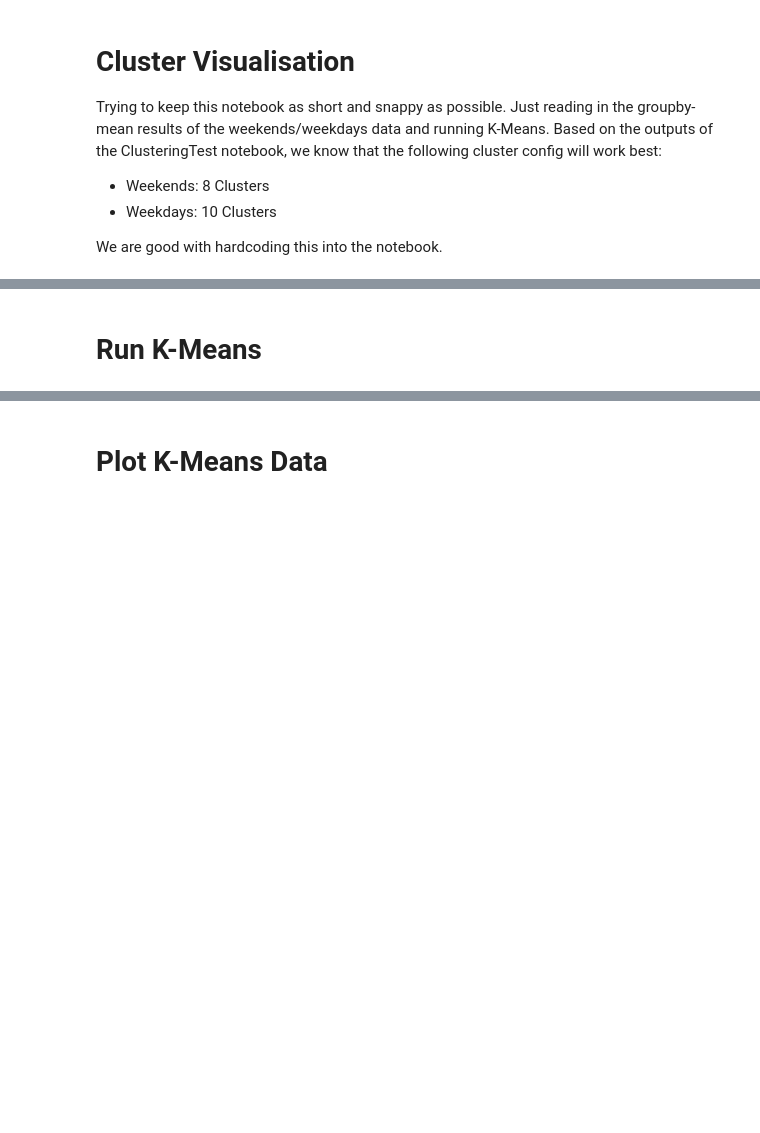
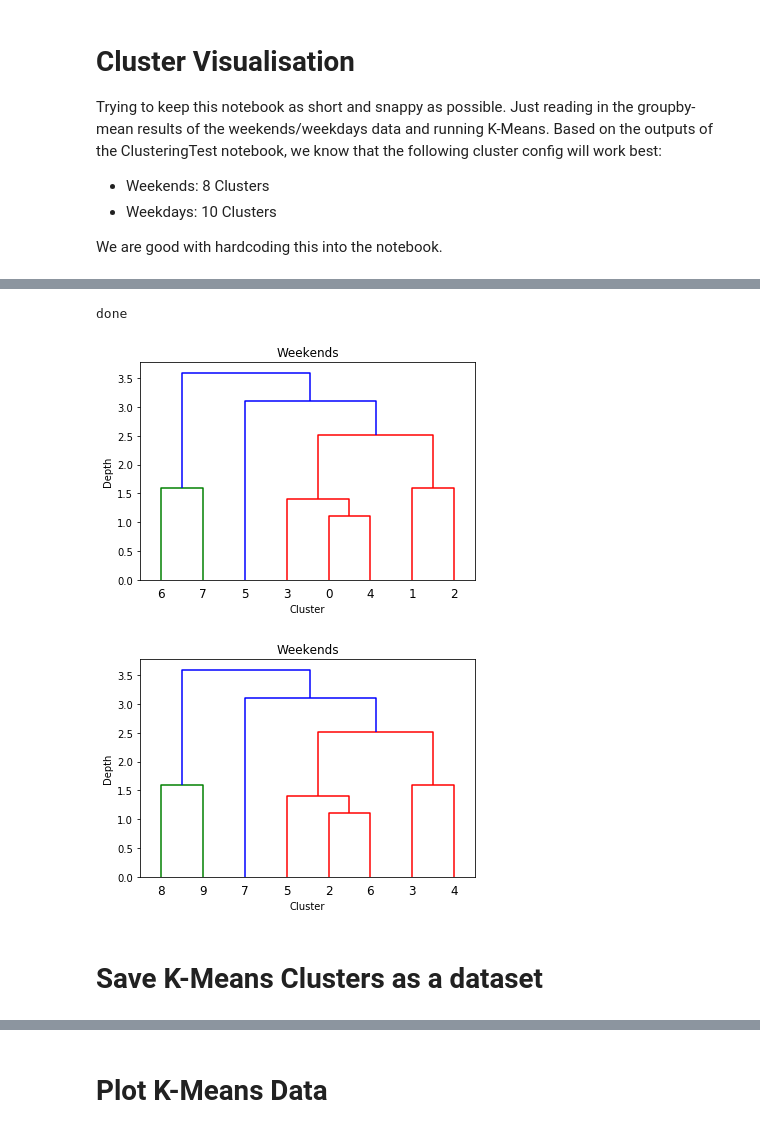
Before and after one commit to star44/capstone-project, a Jupyter notebook: ClusterVisualisation.ipynb, the cells around one changed output, grey strips where cells are left out. Drawn from its saved outputs; the diff is of its cells as text; code cells hidden in the pictures; blank space fills up the shorter version.

```diff
--- a/ClusterVisualisation.ipynb
+++ b/ClusterVisualisation.ipynb
@@ -39,2 +52,29 @@ chosen_df = weekday_df
+# %%
+# Performing KMeans on the data
+%matplotlib inline
+import matplotlib.pyplot as plt
+import numpy as np
+from sklearn.cluster import KMeans
+from scipy.cluster.hierarchy import fcluster, fclusterdata, dendrogram, leaders, linkage
+
+numeric_columns = [f'ekw{i+1}' for i in range(48)]
+
+kmeans_weekends = KMeans(
+    n_clusters = 8
+).fit(weekend_df[numeric_columns])
+
+kmeans_weekdays = KMeans(
+    n_clusters = 10
+).fit(weekday_df[numeric_columns])
+
+cluster_indices = range(n_clusters)
+
+
+! say "done"
+print('done')
+# %% [output]
+done
+[figure, added]
+[figure, added]
 # %% [markdown]
-# Run K-Means
+# Save K-Means Clusters as a dataset
```
Also changed, not shown: parts of 10 cells of this notebook, 1 other file.
